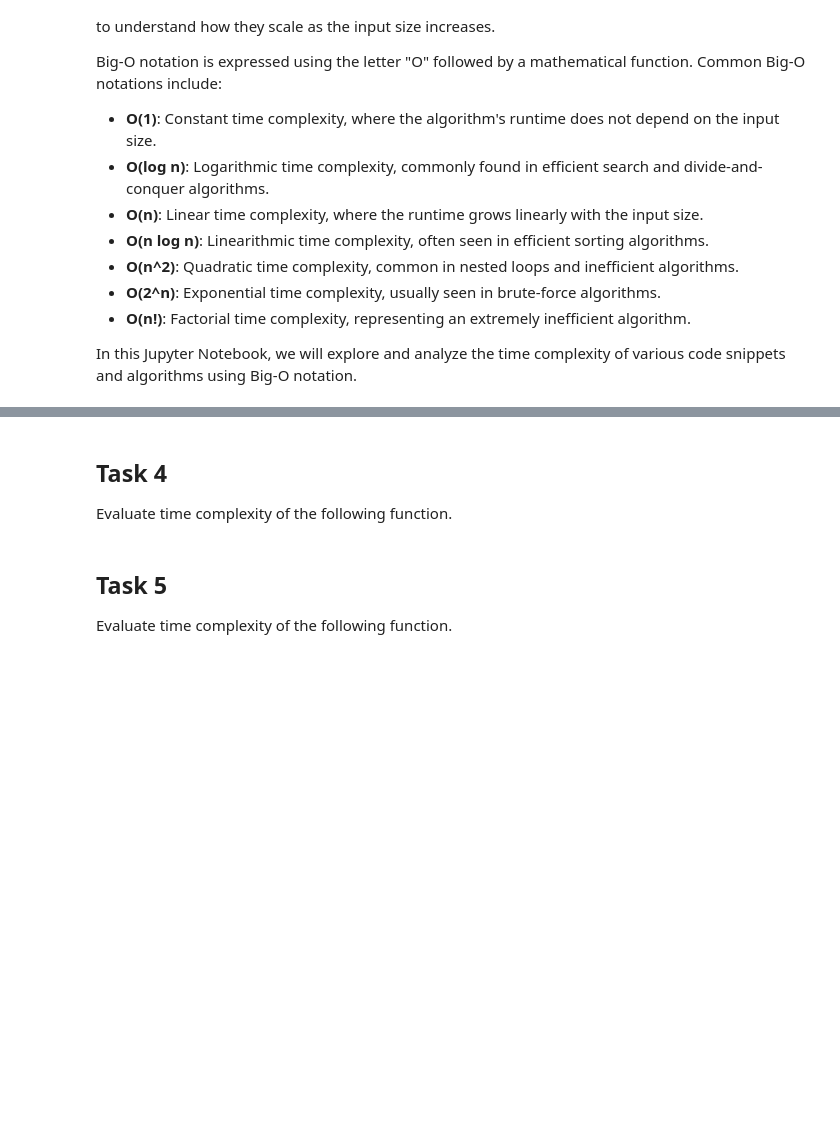
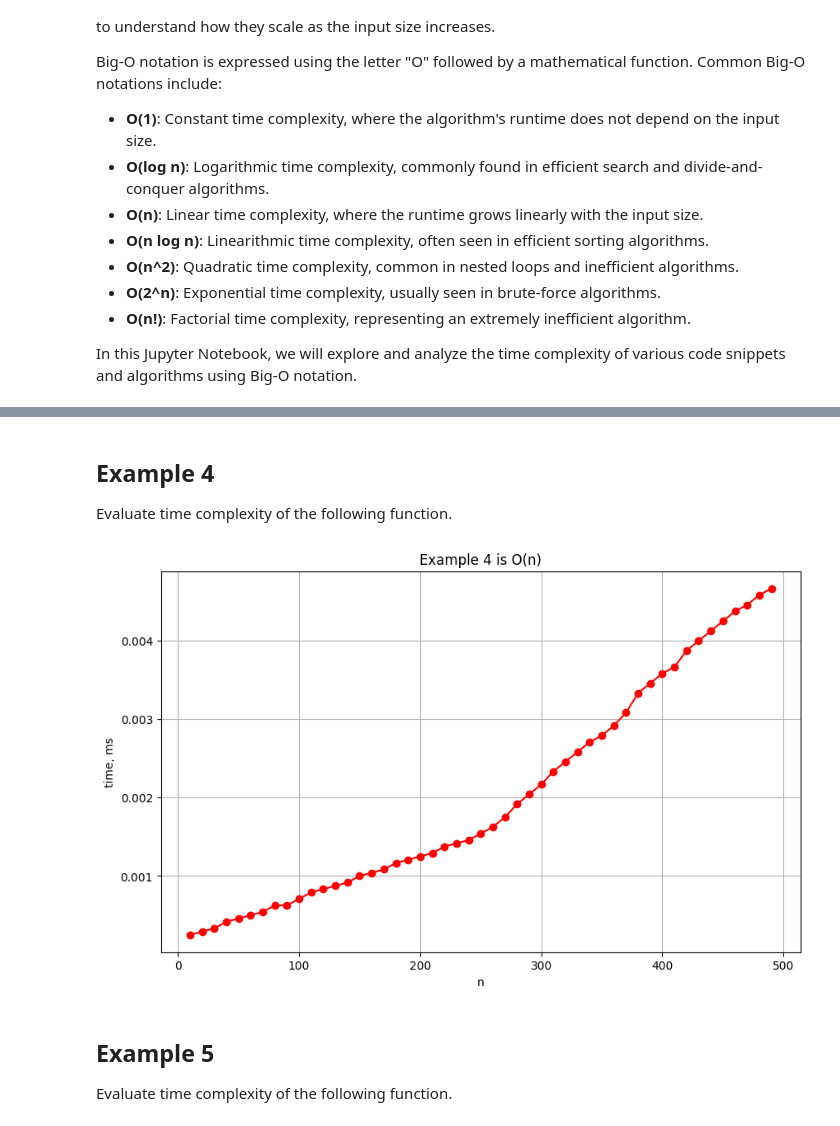
Before and after one commit to romankurakin/data-structures-and-algorithms, a Jupyter notebook: Big-O.ipynb, the cells around one changed output, grey strips where cells are left out. Drawn from its saved outputs; the diff is of its cells as text; code cells hidden in the pictures; blank space fills up the shorter version.

```diff
--- a/Big-O.ipynb
+++ b/Big-O.ipynb
@@ -110,18 +116,20 @@ plot_task(task_3, 1, 16, 1, "Task 3 is O(log n)", "n", "time, ms", scale="log")
 # %% [markdown]
-## Task 4
+## Example 4
 
 Evaluate time complexity of the following function.
 # %%
 def task_4(n):
     k = 0
     for i in range(n):
         k = 2 + 2
     return k
 
 
-plot_task(task_4, 10, 500, 10, "Task 4 is O(n)", "n", "time, ms")
+plot_task(task_4, 10, 500, 10, "Example 4 is O(n)", "n", "time, ms")
+# %% [output]
+[figure, added]
 # %% [markdown]
-## Task 5
+## Example 5
 
 Evaluate time complexity of the following function.
 # %%
```
Also changed, not shown: parts of 18 cells of this notebook.
